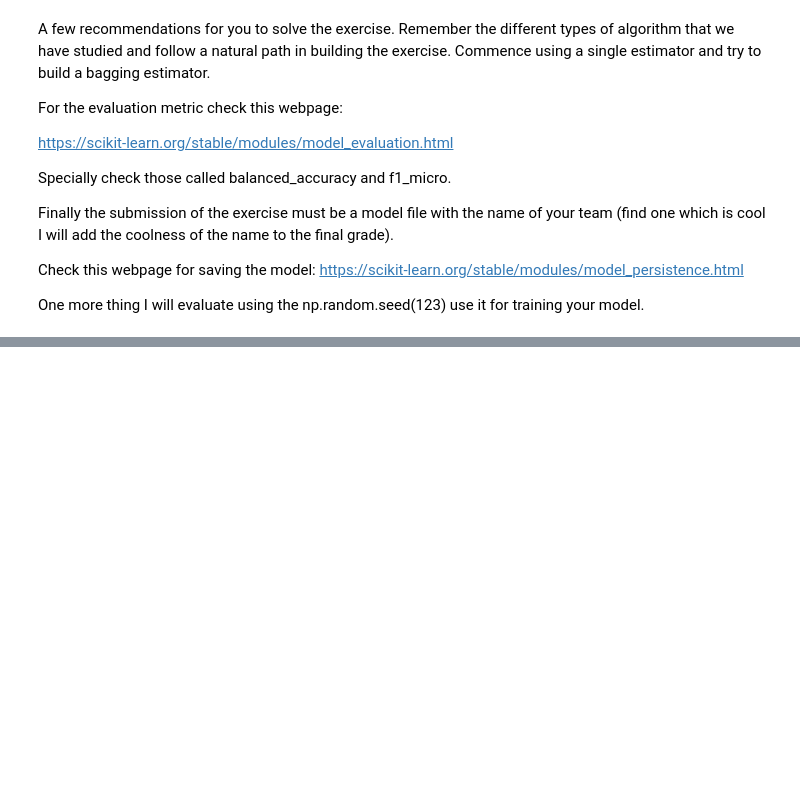
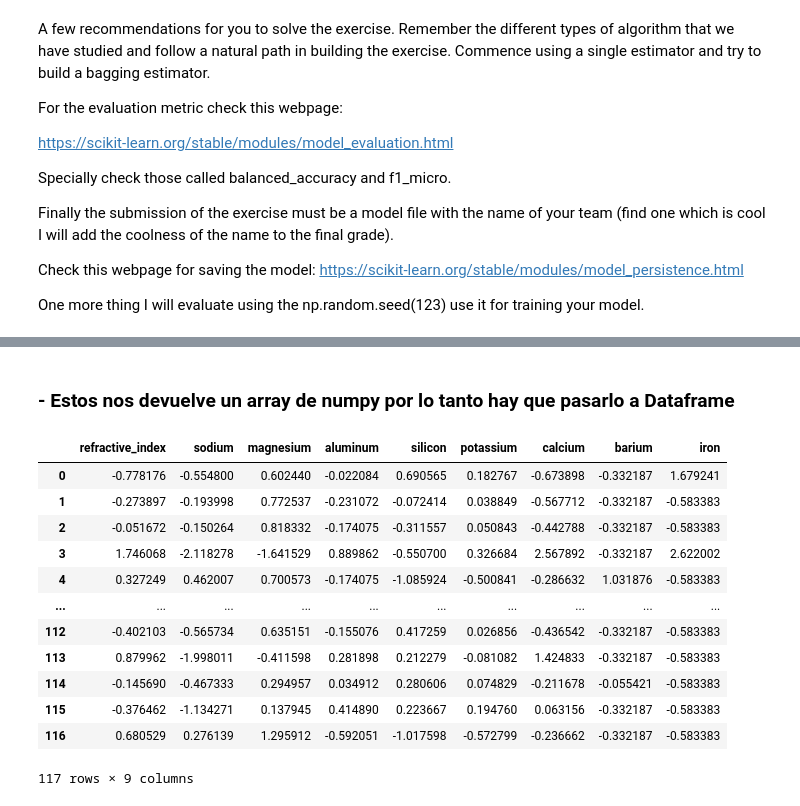
Before and after one commit to hecescam/IA3, a Jupyter notebook: Hunger_games.ipynb, the cells around one changed output, grey strips where cells are left out. Drawn from its saved outputs; the diff is of its cells as text; code cells hidden in the pictures; blank space fills up the shorter version.

```diff
--- a/Hunger_games.ipynb
+++ b/Hunger_games.ipynb
@@ -44,0 +184,3 @@ One more thing I will evaluate using the np.random.seed(123) use it for training
+# %%
+scaled_features = StandardScaler().fit_transform(X)
+scaled_features
@@ -44,0 +201,18 @@ One more thing I will evaluate using the np.random.seed(123) use it for training
+# %% [markdown]
+### - Estos nos devuelve un array de numpy por lo tanto hay que pasarlo a Dataframe
+# %%
+X_normalize = pd.DataFrame(scaled_features, index=X.index, columns=X.columns)
+# %% [output]
+|  | refractive_index | sodium | magnesium | aluminum | silicon | potassium | calcium | barium | iron |
+| 0 | -0.778176 | -0.554800 | 0.602440 | -0.022084 | 0.690565 | 0.182767 | -0.673898 | -0.332187 | 1.679241 |
+| 1 | -0.273897 | -0.193998 | 0.772537 | -0.231072 | -0.072414 | 0.038849 | -0.567712 | -0.332187 | -0.583383 |
+| 2 | -0.051672 | -0.150264 | 0.818332 | -0.174075 | -0.311557 | 0.050843 | -0.442788 | -0.332187 | -0.583383 |
+| 3 | 1.746068 | -2.118278 | -1.641529 | 0.889862 | -0.550700 | 0.326684 | 2.567892 | -0.332187 | 2.622002 |
+| 4 | 0.327249 | 0.462007 | 0.700573 | -0.174075 | -1.085924 | -0.500841 | -0.286632 | 1.031876 | -0.583383 |
+| ... | ... | ... | ... | ... | ... | ... | ... | ... | ... |
+| 112 | -0.402103 | -0.565734 | 0.635151 | -0.155076 | 0.417259 | 0.026856 | -0.436542 | -0.332187 | -0.583383 |
+| 113 | 0.879962 | -1.998011 | -0.411598 | 0.281898 | 0.212279 | -0.081082 | 1.424833 | -0.332187 | -0.583383 |
+| 114 | -0.145690 | -0.467333 | 0.294957 | 0.034912 | 0.280606 | 0.074829 | -0.211678 | -0.055421 | -0.583383 |
+| 115 | -0.376462 | -1.134271 | 0.137945 | 0.414890 | 0.223667 | 0.194760 | 0.063156 | -0.332187 | -0.583383 |
+| 116 | 0.680529 | 0.276139 | 1.295912 | -0.592051 | -1.017598 | -0.572799 | -0.236662 | -0.332187 | -0.583383 |
+117 rows × 9 columns
```
Also changed, not shown: parts of 25 cells of this notebook.
